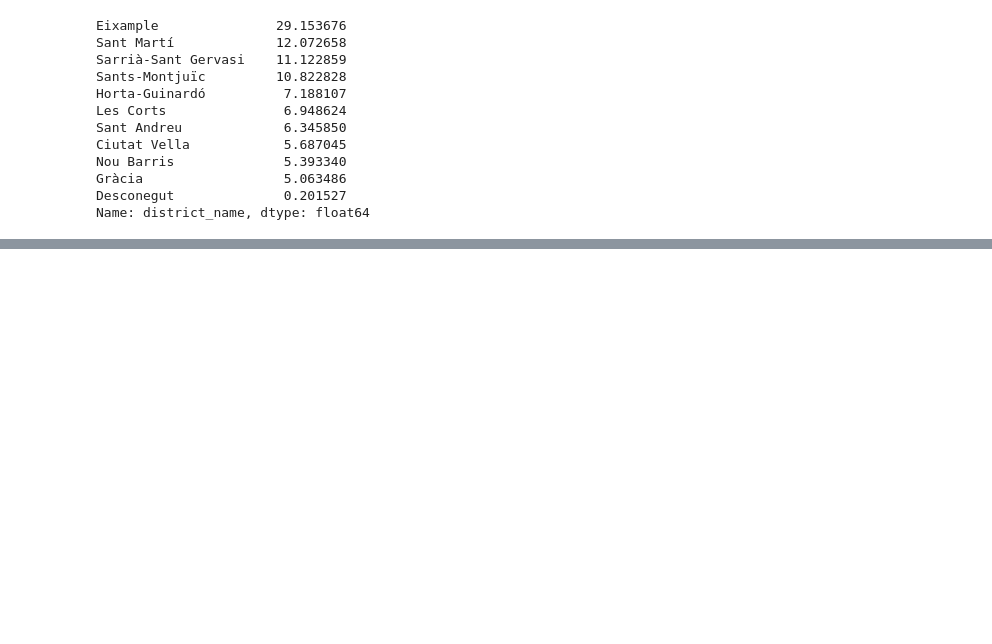
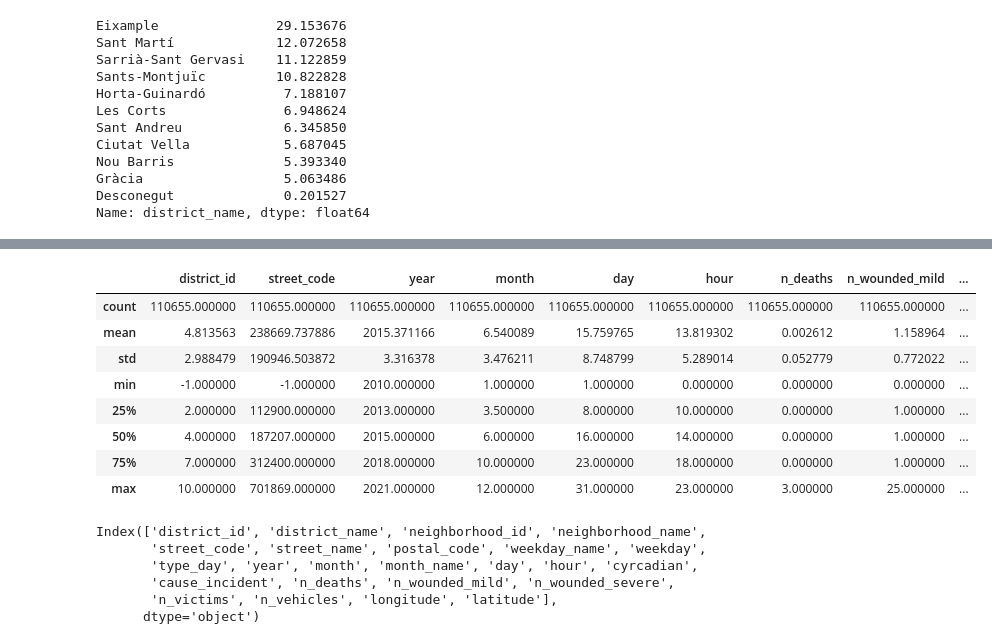
Before and after one commit to abhi-11nav/Barcleona-accidents, a Jupyter notebook: Barcleona_accidents_anlaysis.ipynb, the cells around one changed output, grey strips where cells are left out. Saved outputs shown, nothing was run; the diff lists cells and outputs as text; code cells hidden in the pictures; blank space fills up the shorter version.

```diff
--- a/Barcleona_accidents_anlaysis.ipynb
+++ b/Barcleona_accidents_anlaysis.ipynb
@@ -322,0 +333,21 @@ Name: district_name, dtype: float64
+# %%
+dataset.describe()
+# %% [output]
+|  | district_id | street_code | year | month | day | hour | n_deaths | n_wounded_mild | ... |
+| count | 110655.000000 | 110655.000000 | 110655.000000 | 110655.000000 | 110655.000000 | 110655.000000 | 110655.000000 | 110655.000000 | ... |
+| mean | 4.813563 | 238669.737886 | 2015.371166 | 6.540089 | 15.759765 | 13.819302 | 0.002612 | 1.158964 | ... |
+| std | 2.988479 | 190946.503872 | 3.316378 | 3.476211 | 8.748799 | 5.289014 | 0.052779 | 0.772022 | ... |
+| min | -1.000000 | -1.000000 | 2010.000000 | 1.000000 | 1.000000 | 0.000000 | 0.000000 | 0.000000 | ... |
+| 25% | 2.000000 | 112900.000000 | 2013.000000 | 3.500000 | 8.000000 | 10.000000 | 0.000000 | 1.000000 | ... |
+| 50% | 4.000000 | 187207.000000 | 2015.000000 | 6.000000 | 16.000000 | 14.000000 | 0.000000 | 1.000000 | ... |
+| 75% | 7.000000 | 312400.000000 | 2018.000000 | 10.000000 | 23.000000 | 18.000000 | 0.000000 | 1.000000 | ... |
+| max | 10.000000 | 701869.000000 | 2021.000000 | 12.000000 | 31.000000 | 23.000000 | 3.000000 | 25.000000 | ... |
+# %%
+dataset.columns
+# %% [output]
+Index(['district_id', 'district_name', 'neighborhood_id', 'neighborhood_name',
+       'street_code', 'street_name', 'postal_code', 'weekday_name', 'weekday',
+       'type_day', 'year', 'month', 'month_name', 'day', 'hour', 'cyrcadian',
+       'cause_incident', 'n_deaths', 'n_wounded_mild', 'n_wounded_severe',
+       'n_victims', 'n_vehicles', 'longitude', 'latitude'],
+      dtype='object')
```
Also changed, not shown: parts of 6 cells of this notebook.
